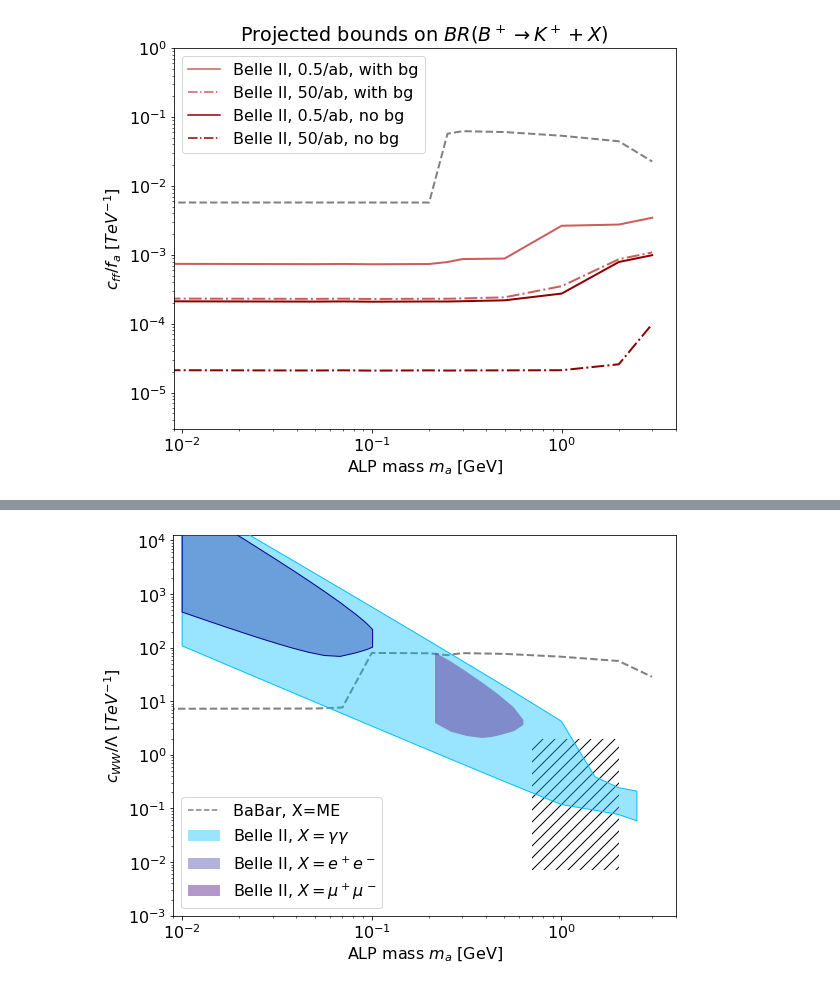
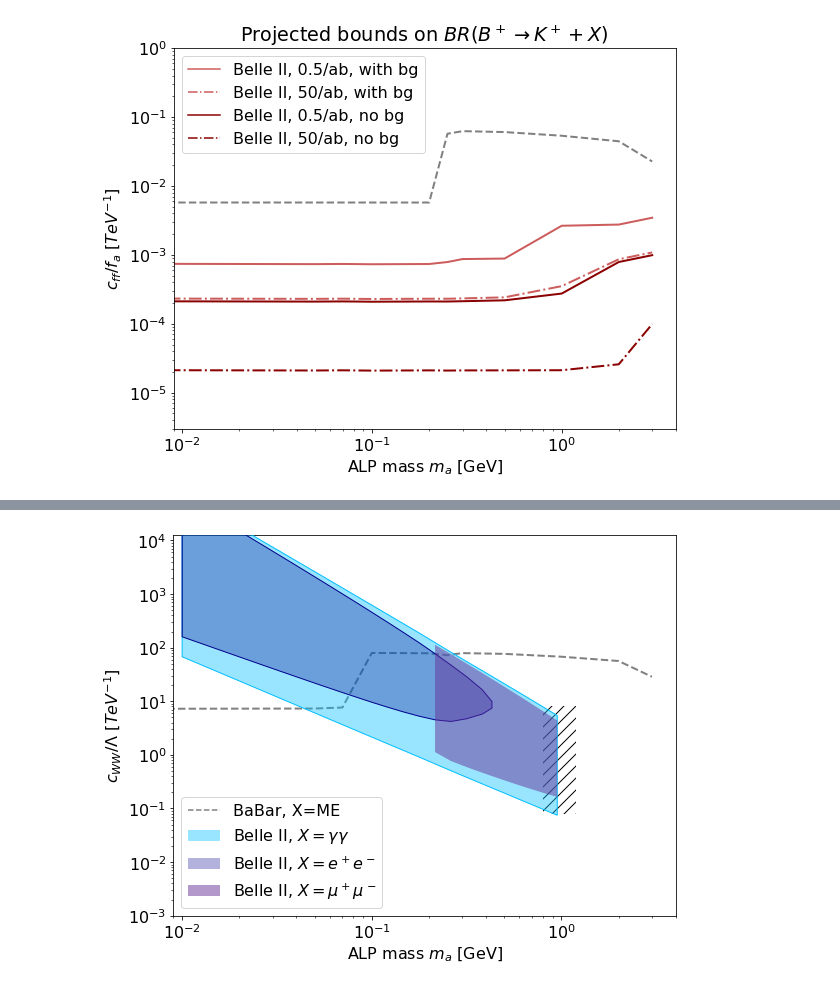
Before and after one commit to anasthesia/alps-BelleII, a Jupyter notebook: python/alps-plots.ipynb, the cells around one changed output, grey strips where cells are left out. Cells and saved outputs as stored; diff of their text form; code cells hidden in the pictures.

```diff
--- a/python/alps-plots.ipynb
+++ b/python/alps-plots.ipynb
@@ -683,53 +645,50 @@ fig, ax = plt.subplots(figsize=(9, 7))
 
 ax.plot(BaBarBounds[:,0],BaBarBounds[:,2],c="grey", ls='--',lw=2)
 
-#plotGen(fromLambdatof(LHCbBoundscWW),"oppacpolygon","grey",0,0.5, label='LHCb, X=$\mu^+ \mu^-$')
-# plotGen(LHCbBounds,"nonfilledpolygon","grey",1)
-#plotWhiteRegions(10**(2))
 
-plotGen(stackBounds(masslist,readArrayVisibleBoundBelleIIcWW[:,5,0]*(4*np.pi),\
-                    readArrayVisibleBoundBelleIIcWW[:,5,1]*(4*np.pi)),"oppacpolygon","deepskyblue",0,0.4,\
+plotGen(stackBounds(masslist,readArrayVisibleBoundBelleIIcWW[:,5,0],\
+                    readArrayVisibleBoundBelleIIcWW[:,5,1]),"oppacpolygon","deepskyblue",0,1,0.4,\
                     label='Belle II, $X=\gamma \gamma $',zorder=3)
-plotGen(stackBounds(masslist,readArrayVisibleBoundBelleIIcWW[:,5,0]*(4*np.pi),\
-                    readArrayVisibleBoundBelleIIcWW[:,5,1]*(4*np.pi)),"nonfilledpolygon","deepskyblue",1,zorder=3)
+plotGen(stackBounds(masslist,readArrayVisibleBoundBelleIIcWW[:,5,0],\
+                    readArrayVisibleBoundBelleIIcWW[:,5,1]),"nonfilledpolygon","deepskyblue",1,1,zorder=3)
 
-plotGen(stackBounds(masslist,readArrayVisibleBoundBelleIIcWW[:,0,0]*(4*np.pi),\
-                    readArrayVisibleBoundBelleIIcWW[:,0,1]*(4*np.pi)),"oppacpolygon","darkblue",0,0.3,\
+plotGen(stackBounds(masslist,readArrayVisibleBoundBelleIIcWW[:,0,0],\
+                    readArrayVisibleBoundBelleIIcWW[:,0,1]),"oppacpolygon","darkblue",0,1,0.3,\
                     label='Belle II, $X=e^+ e^-$',zorder=3)
-plotGen(stackBounds(masslist,readArrayVisibleBoundBelleIIcWW[:,0,0]*(4*np.pi),\
-                    readArrayVisibleBoundBelleIIcWW[:,0,1]*(4*np.pi)),"nonfilledpolygon","darkblue",1,zorder=3)
+plotGen(stackBounds(masslist,readArrayVisibleBoundBelleIIcWW[:,0,0],\
+                    readArrayVisibleBoundBelleIIcWW[:,0,1]),"nonfilledpolygon","darkblue",1,1,zorder=3)
 
-plotGen(stackBounds(masslist,readArrayVisibleBoundBelleIIcWW[:,1,0]*(4*np.pi),\
-                    readArrayVisibleBoundBelleIIcWW[:,1,1]*(4*np.pi)),"oppacpolygon","rebeccapurple",0,0.5,\
+plotGen(stackBounds(masslist,readArrayVisibleBoundBelleIIcWW[:,1,0],\
+                    readArrayVisibleBoundBelleIIcWW[:,1,1]),"oppacpolygon","rebeccapurple",0,1,0.5,\
                     label='Belle II, $X=\mu^+ \mu^-$',zorder=3)
 # plotGen(stackBounds(masslist,readArrayVisibleBoundBelleIIcff[:,1,0],\
 #                     readArrayVisibleBoundBelleIIcff[:,1,1]),"nonfilledpolygon","rebeccapurple",1)
 
-p = mpatches.Rectangle((0.7,7*10**-3), 1.3, 2, linewidth=0, fill=None, hatch='//')
+p = mpatches.Rectangle((0.8,8*10**-2), 0.4, 8, linewidth=0, fill=None, hatch='//')
 ax.add_patch(p)
 
 
 # ax.set_title('Projected bounds on $BR( B^+ \\rightarrow K^+ + X )$')
 
 ax.set_xlabel('ALP mass $m_a$ [GeV]')
 ax.set_ylabel('$c_{WW}/\Lambda\ [TeV^{-1}]$')
 ax.set_xscale('log')
 ax.set_yscale('log')
 ax.set_xlim(9*10**-3, 4)
 ax.set_ylim(10**-3, 4*np.pi*10**3)
 
 handles, labels = ax.get_legend_handles_labels()
 babar= mlines.Line2D([], [], color='grey', linestyle='--',
                           markersize=15, label='BaBar, X='+"ME")
 handles.insert(0, babar)
 
 ax.legend(handles=handles)
 
 
 
 plt.savefig('plots/BoundBelleII-cWW-projections.png', dpi=300, bbox_inches='tight')
 # %% [output]
-[figure, old version]
+[figure, new version]
 # %%
 fig, ax = plt.subplots(figsize=(9, 7))
 
```
Also changed, not shown: parts of 12 cells of this notebook, 4 other files.
